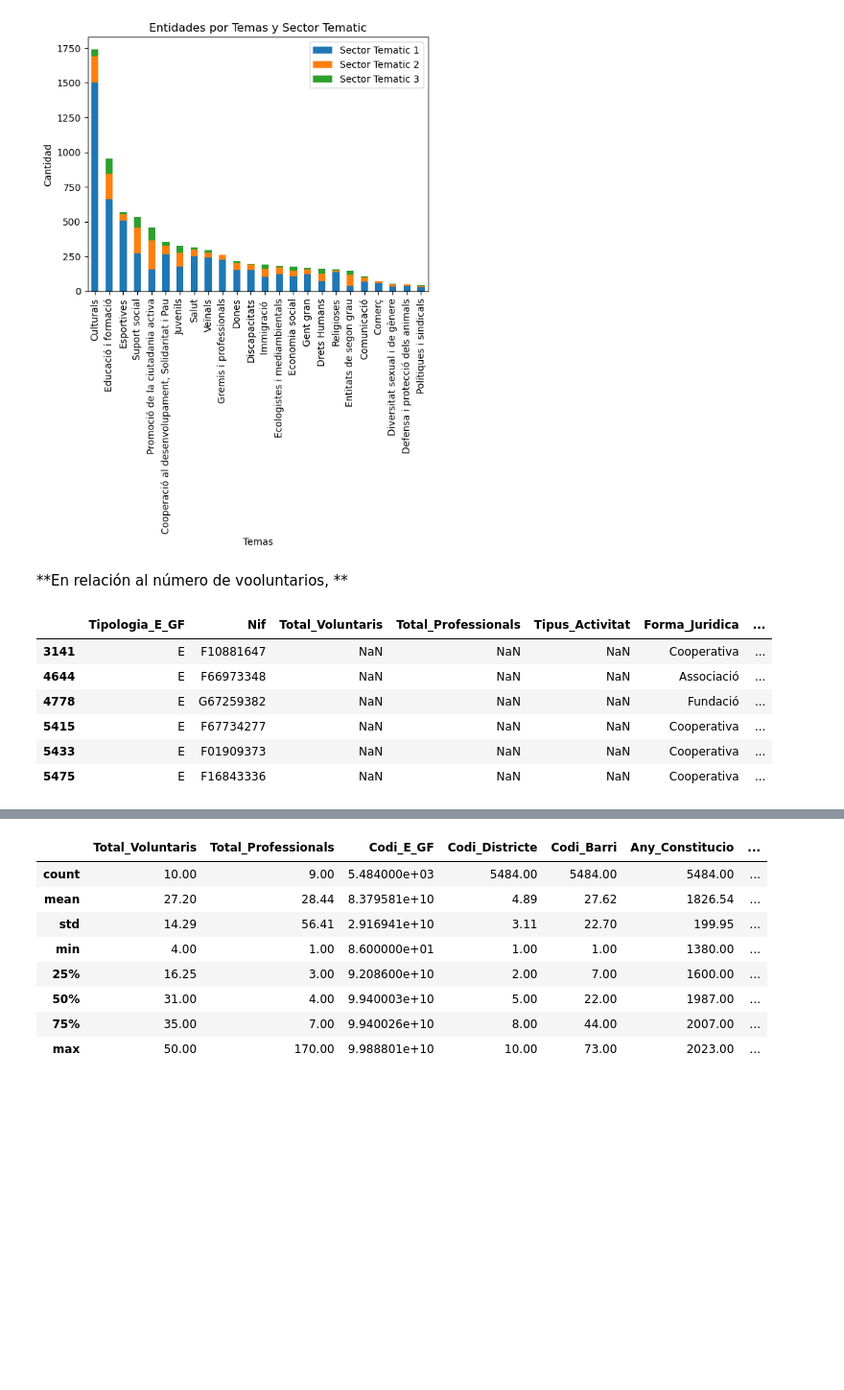
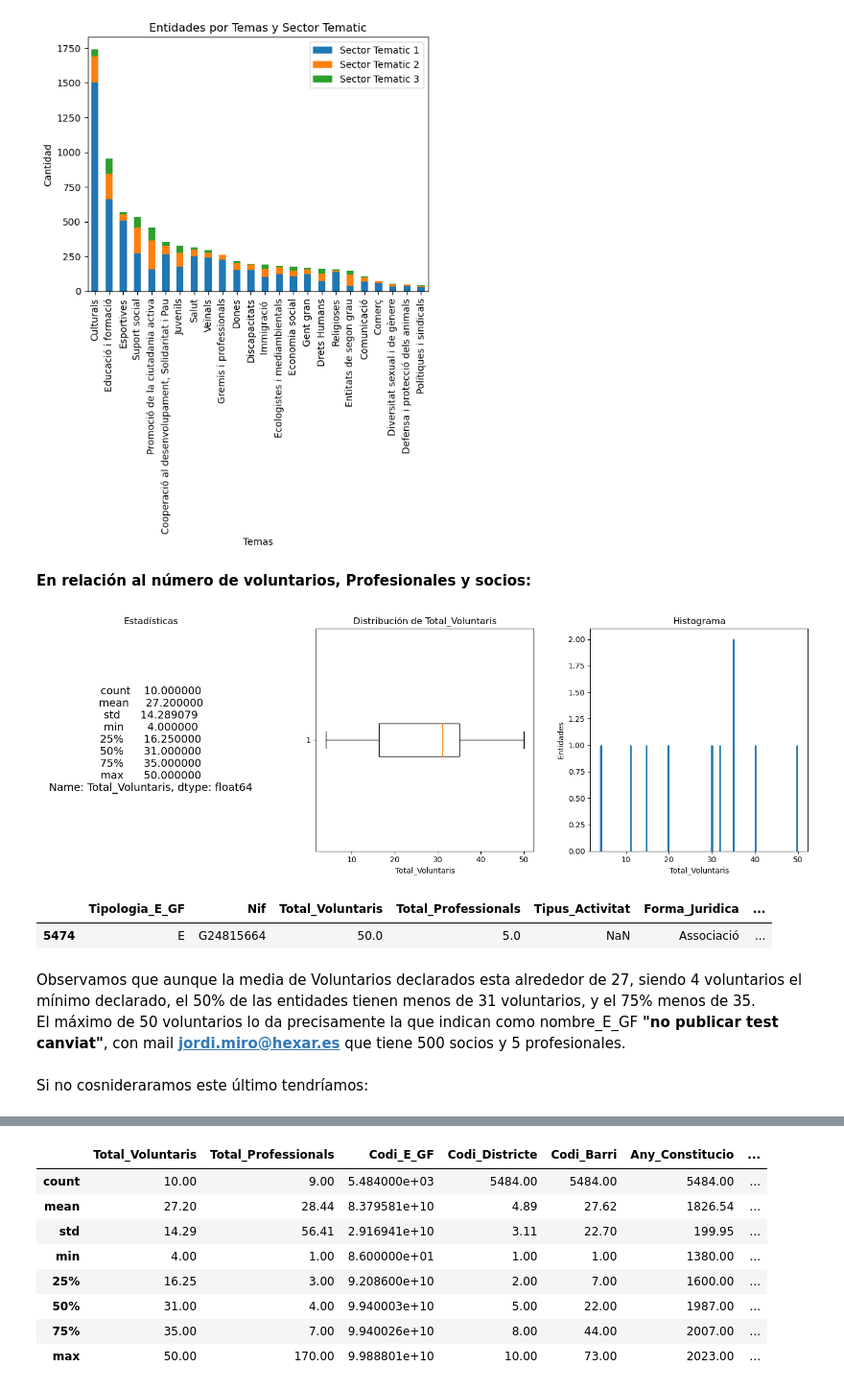
Before and after one commit to alpidegit/Sprint11-estructures_Dataframe, a Jupyter notebook: Projecte Final.ipynb, the cells around one changed output, grey strips where cells are left out. Shown at 96% size. Cells and saved outputs as stored; diff of their text form; code cells hidden in the pictures; blank space fills up the shorter version.

```diff
--- a/Projecte Final.ipynb
+++ b/Projecte Final.ipynb
@@ -588,14 +590,45 @@ plt.show()
 <Figure size 1600x1200 with 0 Axes>
 [figure]
 # %% [markdown]
-**En relación al número de vooluntarios, **
+**En relación al número de voluntarios, Profesionales y socios:**
+# %%
+def Estad(columna):
+    filtro = df_entidades.loc[df_entidades[columna].notna()]  # Filtro valores no nulos en la columna
+    filtrado = filtro[columna]  # Selecciono la columna filtrada
+
+    fig, (ax1, ax2, ax3) = plt.subplots(ncols=3, figsize=(15, 5))
+    fig.subplots_adjust(wspace=1)  # Cambia el espacio horizontal entre subplots para separarlos un poco
+
+    # Grafico los estadísticos
+    ax1.set_title("Estadísticas")
+    ax1.axis("off")  # Elimino ejes y ticks
+    ax1.text(0.5, 0.5, str(filtrado.describe()), fontsize=14, ha="center", va="center")
+
+    # Segundo gráfico (Boxplot)
+    ax2.set_title("Distribución de " + columna)
+    ax2.boxplot(filtrado, vert=False)  # vert=False para que lo dibuje horizontal
+    ax2.set_xlabel(columna)
+
+    # Tercer gráfico (Histograma)
+    ax3.set_title("Histograma")
+    ax3.hist(filtrado, bins=100)  #escojo 100 intervalos para el histograma
+    ax3.set_xlabel(columna)
+    ax3.set_ylabel("Entidades", rotation="vertical")  #Rotacion vertical del texto
+
+
+    plt.tight_layout()  # Ajustar el diseño de los gráficosque para evitar superposiciones
+    plt.show()
+# %%
+Estad("Total_Voluntaris")
+# %% [output]
+[figure, added]
 # %%
-df_entidades.loc[df_entidades["Total_Socis"] ]
+df_entidades.loc[df_entidades["Total_Voluntaris"]==50]
 # %% [output]
 |  | Tipologia_E_GF | Nif | Total_Voluntaris | Total_Professionals | Tipus_Activitat | Forma_Juridica | ... |
-| 3141 | E | F10881647 | NaN | NaN | NaN | Cooperativa | ... |
-| 4644 | E | F66973348 | NaN | NaN | NaN | Associació | ... |
-| 4778 | E | G67259382 | NaN | NaN | NaN | Fundació | ... |
-| 5415 | E | F67734277 | NaN | NaN | NaN | Cooperativa | ... |
-| 5433 | E | F01909373 | NaN | NaN | NaN | Cooperativa | ... |
-| 5475 | E | F16843336 | NaN | NaN | NaN | Cooperativa | ... |
+| 5474 | E | G24815664 | 50.0 | 5.0 | NaN | Associació | ... |
+# %% [markdown]
+Observamos que aunque la media de Voluntarios declarados esta alrededor de 27, siendo 4 voluntarios el mínimo declarado, el 50% de las entidades tienen menos de 31 voluntarios, y el 75% menos de 35.
+El máximo de 50 voluntarios lo da precisamente la que indican como nombre_E_GF **"no publicar test canviat"**, con mail **jordi.miro@hexar.es** que tiene 500 socios y 5 profesionales.
+# %% [markdown]
+Si no cosnideraramos este último tendríamos:
```
Also changed, not shown: parts of 32 cells of this notebook.
